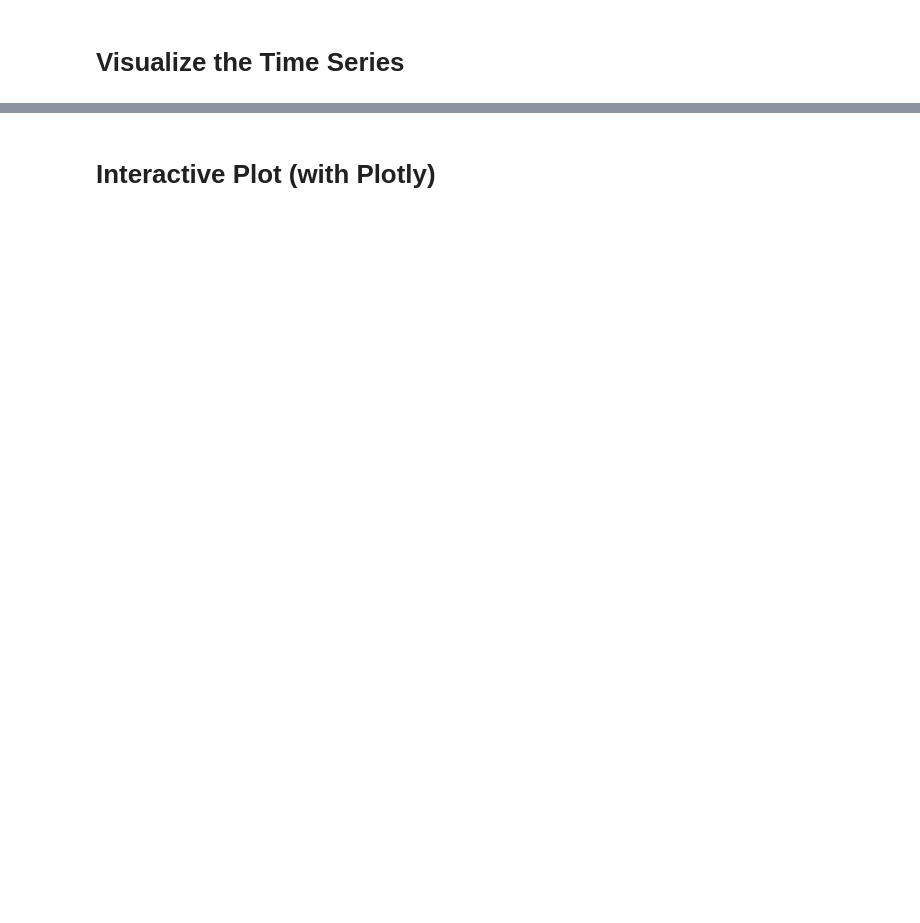
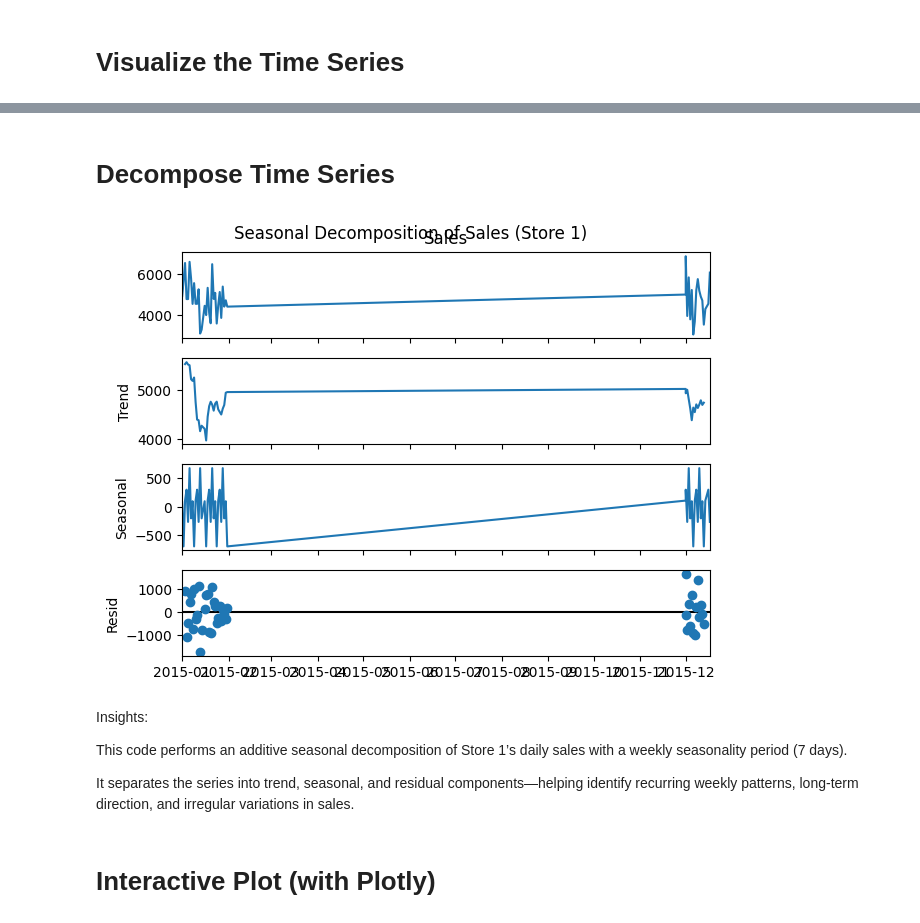
Before and after one commit to Mahak0602/Nexthikes-Project-6, a Jupyter notebook: Nexthikes_p_6_Notebook_3.ipynb, the cells around one changed output, grey strips where cells are left out. Drawn from its saved outputs; the diff is of its cells as text; code cells hidden in the pictures; blank space fills up the shorter version.

```diff
--- a/Nexthikes_p_6_Notebook_3.ipynb
+++ b/Nexthikes_p_6_Notebook_3.ipynb
@@ -112,3 +100,21 @@ However, there's considerable variance, indicating other factors also influence
+# %% [markdown]
+#  Decompose Time Series
+# %%
+from statsmodels.tsa.seasonal import seasonal_decompose
+
+# Decompose the sales series (Store 1)
+result = seasonal_decompose(store_df['Sales'], model='additive', period=7)
+result.plot()
+plt.suptitle("Seasonal Decomposition of Sales (Store 1)")
+plt.show()
+# %% [output]
+[figure, added]
+# %% [markdown]
+Insights:
+
+This code performs an additive seasonal decomposition of Store 1’s daily sales with a weekly seasonality period (7 days).
+
+It separates the series into trend, seasonal, and residual components—helping identify recurring weekly patterns, long-term direction, and irregular variations in sales.
 # %% [markdown]
 # Interactive Plot (with Plotly)
 # %%
```
Also changed, not shown: parts of 73 cells of this notebook.
